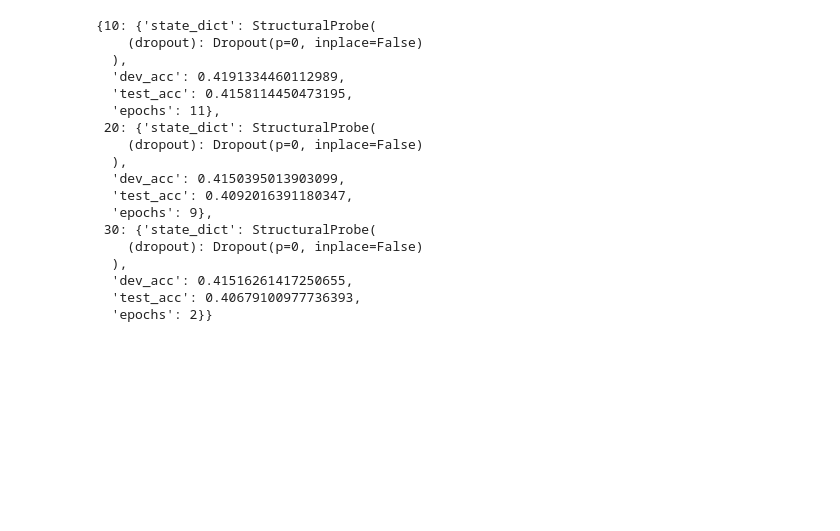
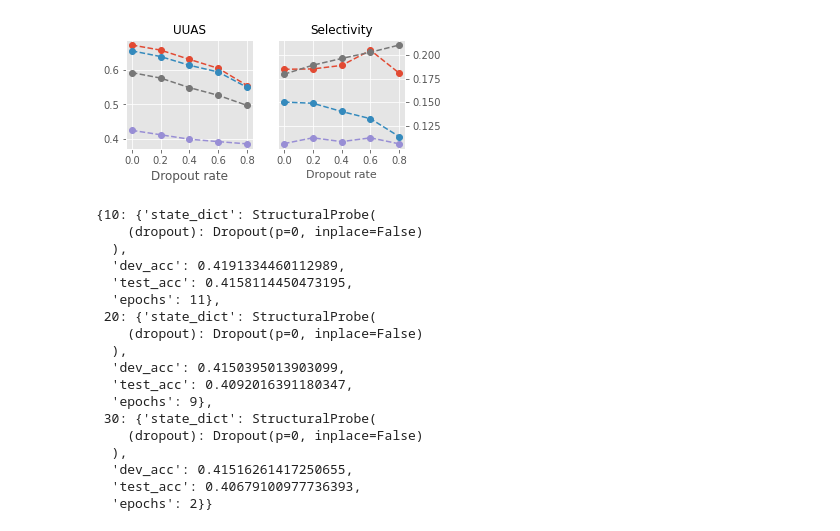
Before and after one commit to annaproxy/nlp2-probing-lms, a Jupyter notebook: Results.ipynb, the cells around one changed output. Saved outputs shown, nothing was run; the diff lists cells and outputs as text; code cells hidden in the pictures; blank space fills up the shorter version.

```diff
--- a/Results.ipynb
+++ b/Results.ipynb
@@ -192,3 +180,60 @@ plt.show()
+# %%
+
+fig, (ax1,ax2) = plt.subplots(1,2, figsize=(5,2))
+
+
+for model in ['lstm', 'transformer', 'XLNet', 'TransformerXL']: #, 'LRXLNet', 'LRTransformerXL']:
+    if 'LR' not in model:
+        the_dict = result_dict
+        lr = False
+    else:
+        the_dict = lowlr_dict
+        model = model[2:]
+        lr = True
+
+    if ANALYZE_DROPOUT:
+        d_list = [0,0.2,0.4,0.6,0.8]
+        h_list = [64]
+    else:
+        d_list = [0]
+        h_list = [16,64,128]
+
+    for h in h_list:
+        x_axis = []
+        y_axis = []
+        y_axis_control = []
+        y_axis_select = []
+        for d in d_list :
+            # Mean for POS task
+            mean = mean_test_acc(the_dict['dep'][model][h][d])
+
+            # Mean for Control task
+            mean_control = mean_test_acc(the_dict['controldep'][model][h][d])
+            #print(model, mean, mean_control)
+            # Append
+            x_axis.append(d)
+            y_axis.append(mean[0])
+            y_axis_select.append(mean[0] - mean_control[0])
+
+        model_name = (model if model != 'transformer' else 'GPT-2')
+        model_name = model_name if not lr else model_name +'lr'
+        ax1.plot(x_axis, y_axis, '--o', label=model_name, )
+        ax2.plot(x_axis, y_axis_select, '--o', label=model_name,)
+        #ax2.legend(fontsize=16, bbox_to_anchor=(1,1))
+        #ax1.set_ylim(0.3,0.8)
+        #ax2.set_ylim(0.1,0.25)
+#ax2.legend(fontsize=12, bbox_to_anchor=(1,1))
+ax1.set_title("UUAS", fontsize=12)
+ax2.set_title("Selectivity", fontsize=12)
+ax2.yaxis.tick_right()
+ax1.set_xticks([0,0.2,0.4,0.6,0.8])
+ax2.set_xticks([0,0.2,0.4,0.6,0.8])
+ax1.set_xlabel("Dropout rate", fontsize=12)
+ax2.set_xlabel("Dropout rate", fontsize=11)
+plt.savefig('dep_select.eps', format='eps',  dpi=1200, bbox_inches='tight')
+plt.show()
+# %% [output]
+[figure, added]
 # %%
 result_dict['dep']['XLNet'][16][0]
 # %% [output]
```
Also changed, not shown: parts of 12 cells of this notebook, 2 other files.
